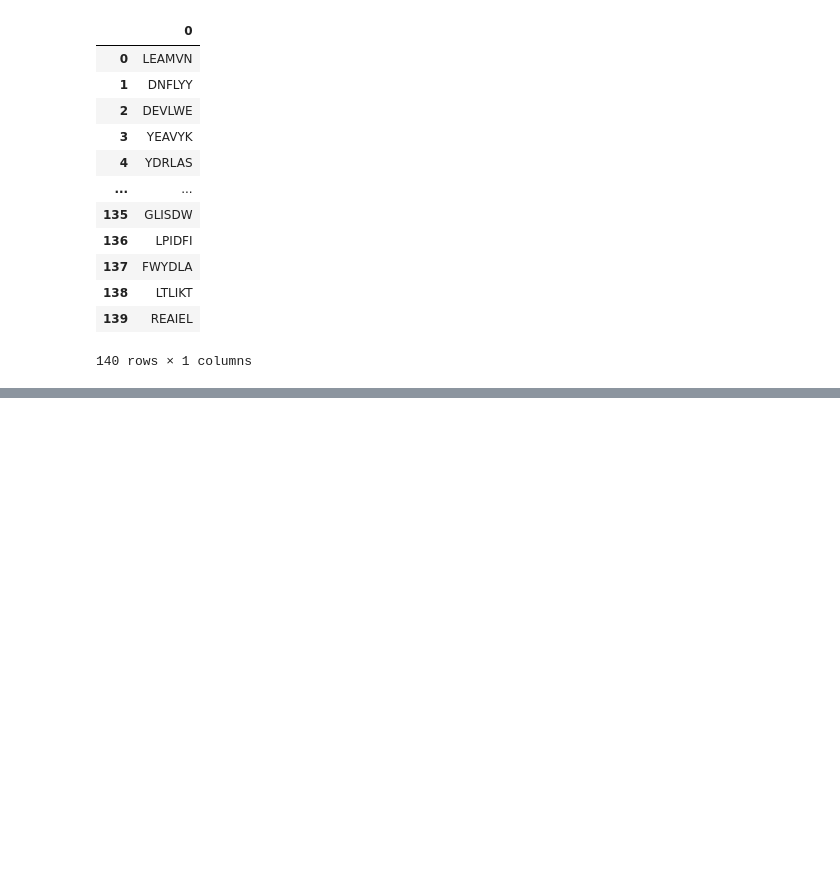
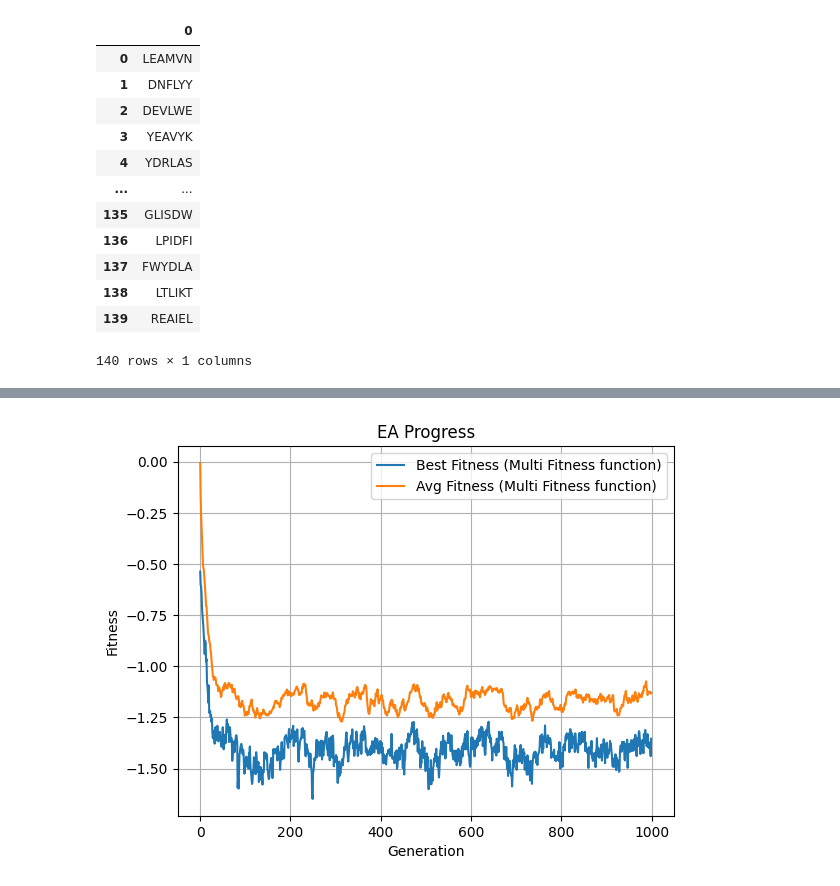
Before and after one commit to VaggelisSpi/NaCo_Project, a Jupyter notebook: project/calculations.ipynb, the cells around one changed output, grey strips where cells are left out. Saved outputs shown, nothing was run; the diff lists cells and outputs as text; code cells hidden in the pictures; blank space fills up the shorter version.

```diff
--- a/project/calculations.ipynb
+++ b/project/calculations.ipynb
@@ -186,0 +189,82 @@ multi_optimal_peptides
+# %%
+peptides = ebola_data[0].tolist()
+peptide_length = len(peptides[0])
+
+position_counts = [defaultdict(int) for _ in range(peptide_length)]
+
+# count frequencies per position
+for peptide in peptides:
+    for i, aa in enumerate(peptide):
+        position_counts[i][aa] += 1
+
+# convert counts to frequencies
+position_freqs = []
+for pos in position_counts:
+    total = sum(pos.values())
+    pos_freq = {aa: count / total for aa, count in pos.items()}
+    position_freqs.append(pos_freq)
+
+def compute_Fpep(peptide):
+    return sum(position_freqs[i].get(aa, 0) for i, aa in enumerate(peptide))
+
+def compute_aa_frequency_scores(peptides):
+    aa_counts = defaultdict(int)
+    total_aa = 0
+
+    for p in peptides:
+        for aa in p:
+            aa_counts[aa] += 1
+            total_aa += 1
+
+    aa_freqs = {aa: count / total_aa for aa, count in aa_counts.items()}
+
+    def score(peptide):
+        return sum(aa_freqs[aa] for aa in peptide)
+
+    return [score(p) for p in peptides]
+
+aa_freq_scores = compute_aa_frequency_scores(peptides)
+
+feature_vectors = []
+for i, peptide in enumerate(peptides):
+    fpep = compute_Fpep(peptide)
+    aa = aa_freq_scores[i]
+    feature_vectors.append([fpep, aa])
+
+scaler = StandardScaler()
+feature_vectors = scaler.fit_transform(feature_vectors)
+
+def composite_fitness(subset: np.ndarray):
+    fpep_mean = np.mean(subset[:, 0])
+    aa_mean = np.mean(subset[:, 1])
+
+    return (
+        1 * fpep_mean
+        + 0.5 * aa_mean
+    )
+
+m_ea = EA(
+    data=feature_vectors,
+    N=100,
+    sigma=30,
+    K=2,
+    p=0.1,
+    mu=0.02,
+    T=1000,
+    f=composite_fitness,
+    seed=42
+)
+multi_best_individual, multi_best_fitness, multi_fitness_avg, multi_fitness_best = m_ea.run()
+
+plt.plot(multi_fitness_best, label='Best Fitness (Multi Fitness function)')
+plt.plot(multi_fitness_avg, label='Avg Fitness (Multi Fitness function)')
+plt.xlabel("Generation")
+plt.ylabel("Fitness")
+plt.title("EA Progress")
+plt.legend()
+plt.grid(True)
+plt.show()
+
+multi_optimal_peptides = [peptides[i] for i in multi_best_individual]
+multi_optimal_peptides
+# %% [output]
@@ -186,0 +288 @@ multi_optimal_peptides
+[figure, added]
```
Also changed, not shown: parts of 8 cells of this notebook.
